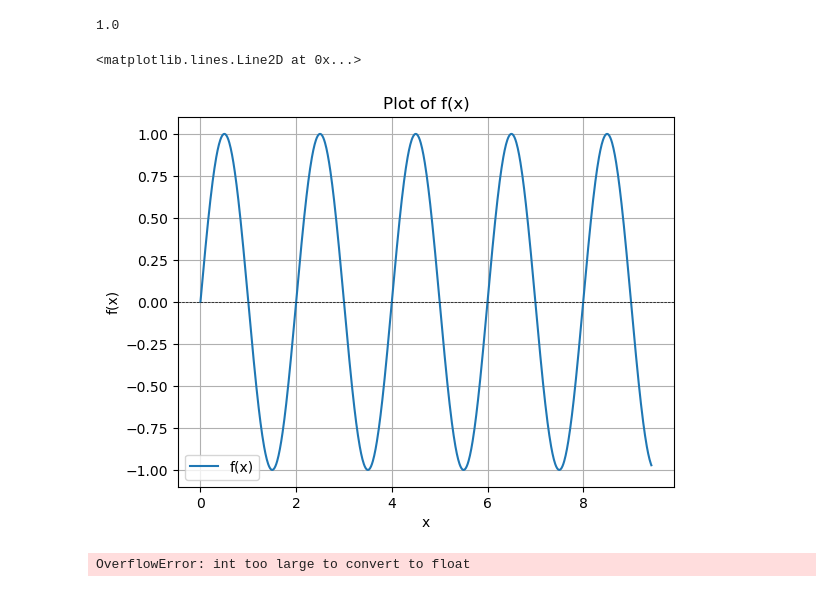
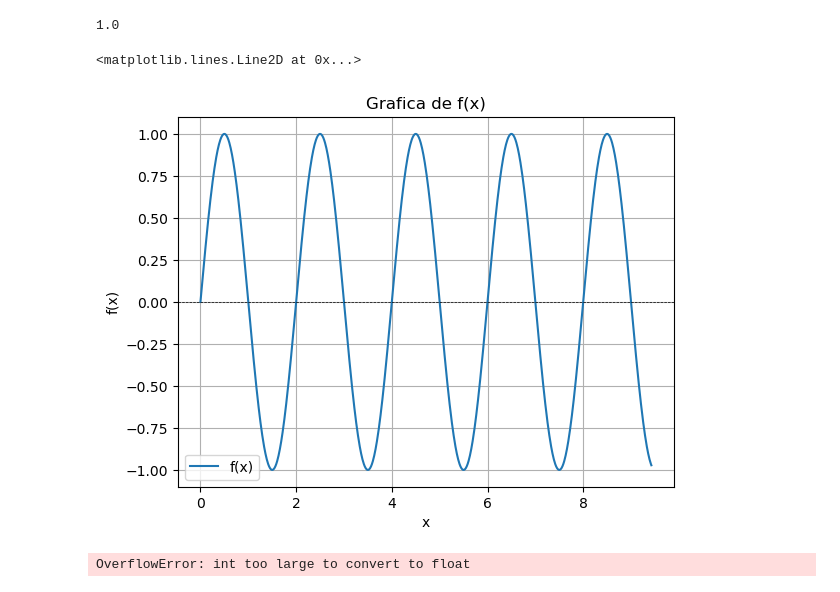
Before and after one commit to DaniMF05/CALCULOS_TAREAS, a Jupyter notebook: TAREA4_CALCULOS.ipynb, the cells around one changed output. Cells and saved outputs as stored; diff of their text form; code cells hidden in the pictures.

```diff
--- a/TAREA4_CALCULOS.ipynb
+++ b/TAREA4_CALCULOS.ipynb
@@ -6,0 +98,40 @@
+# %%
+# EJERCICIO 2A
+
+import math
+
+def f(x: float) -> float:
+    return ( 2* math.sin(x) - x)
+
+
+
+def biseccion(a: float, b: float, tol: float = 1e-2, max_iter: int = 500):
+    if f(a) * f(b) >= 0:
+        print("El método de bisección no es aplicable: f(a) y f(b) deben tener signos opuestos.")
+        return None
+
+    print(f(a))
+    print(f(b))
+
+    iteracion = 0
+    while (b - a) / 2 > tol and iteracion < max_iter:
+        c = (a + b) / 2
+        fc = f(c)
+        fb = f(b)
+        minerror = abs(b-c)
+        difer = fc * fb
+
+
+        #print(f" {a:.6f}, {b:.6f}, {c:.6f}, {fc:.6f}, {minerror:.6f}, {difer:.6f}")
+        print(f"{iteracion:<6},{a:<15.8f},{b:<15.8f},{c:<15.8f},{fc:<15.8f},{minerror:<15.8f},{difer:<15.8f}")
+        if abs(fc) < tol:
+            return c
+        elif f(a) * fc < 0:
+            b = c
+        else:
+            a = c
+        iteracion += 1
+
+    return (a + b) / 2  # Valor aproximado de la raíz
+
+biseccion(1,3)
@@ -487,28 +630,28 @@ biseccion(-0.5, 2.5)
 # %%
 import matplotlib.pyplot as plt
 import numpy as np
 import math
 
 def f(x:float) -> float:
     return ( math.sin(math.pi * x))
 
 
 xs = np.linspace(0, math.pi * 3, 1000)
 ys = []
 
 for x in xs:
     ys.append(f(x))
 
 plt.plot(xs, ys, label="f(x)")
 plt.xlabel("x")
 plt.ylabel("f(x)")
-plt.title("Plot of f(x)")
+plt.title("Grafica de f(x)")
 plt.grid(True)
 plt.legend()
 plt.axhline(0, color='black', lw=0.5, ls='--')
 # %% [output]
 <matplotlib.lines.Line2D at 0x...>
-[figure, old version]
+[figure, new version]
 # %%
 x = 0.25
 TOL = 1e-6
```
Also changed, not shown: parts of 5 cells of this notebook.
